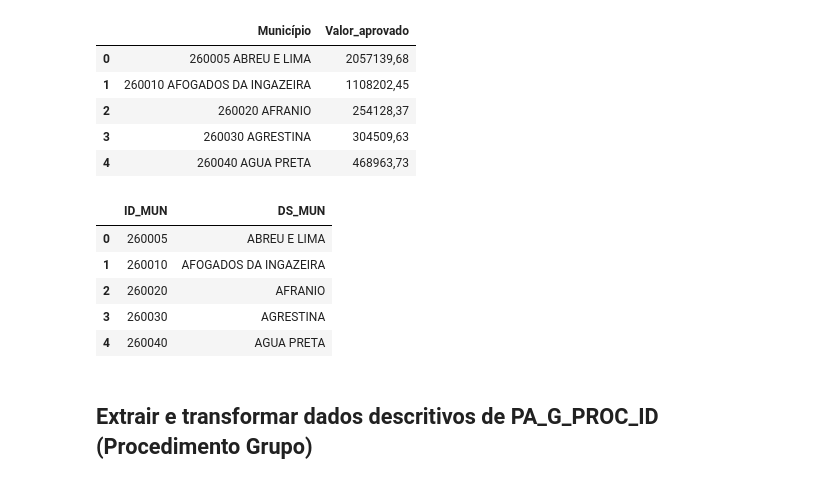
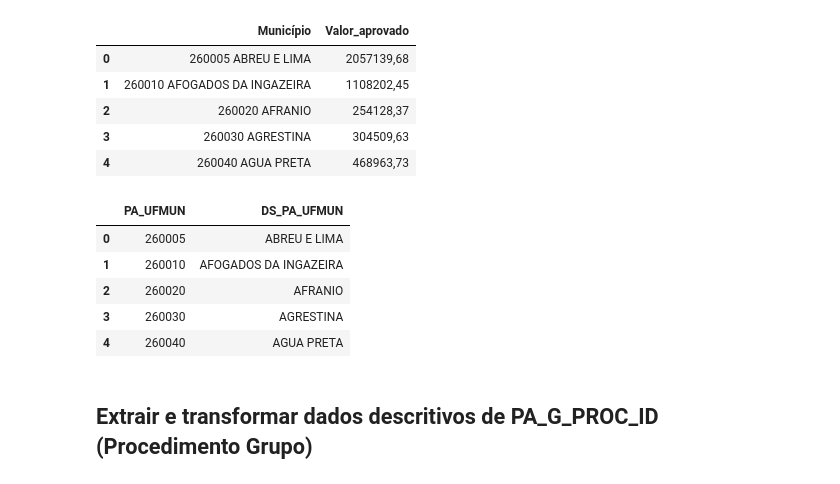
Before and after one commit to Vinicius-Luiz/etl_data_analisys_sia_python, a Jupyter notebook: 002_SIA_TABNET.ipynb, the cells around one changed output. Drawn from its saved outputs; the diff is of its cells as text; code cells hidden in the pictures.

```diff
--- a/002_SIA_TABNET.ipynb
+++ b/002_SIA_TABNET.ipynb
@@ -40,13 +40,13 @@ df_pa_ufmun.head()
 | 3 | 260030 AGRESTINA | 304509,63 |
 | 4 | 260040 AGUA PRETA | 468963,73 |
 # %%
-df_pa_ufmun['ID_MUN'] = df_pa_ufmun['Município'].apply(lambda x: x.split(' ', 1)[0])
-df_pa_ufmun['DS_MUN'] = df_pa_ufmun['Município'].apply(lambda x: x.split(' ', 1)[1])
+df_pa_ufmun['PA_UFMUN'] = df_pa_ufmun['Município'].apply(lambda x: x.split(' ', 1)[0])
+df_pa_ufmun['DS_PA_UFMUN'] = df_pa_ufmun['Município'].apply(lambda x: x.split(' ', 1)[1])
 
-df_pa_ufmun['ID_MUN'] = df_pa_ufmun['ID_MUN'].astype('int64')
-df_pa_ufmun[['ID_MUN', 'DS_MUN']].head()
+df_pa_ufmun['PA_UFMUN'] = df_pa_ufmun['PA_UFMUN'].astype('int64')
+df_pa_ufmun[['PA_UFMUN', 'DS_PA_UFMUN']].head()
 # %% [output]
-|  | ID_MUN | DS_MUN |
+|  | PA_UFMUN | DS_PA_UFMUN |
 | 0 | 260005 | ABREU E LIMA |
 | 1 | 260010 | AFOGADOS DA INGAZEIRA |
 | 2 | 260020 | AFRANIO |
```
Also changed, not shown: parts of 11 cells of this notebook, 1 other file.
